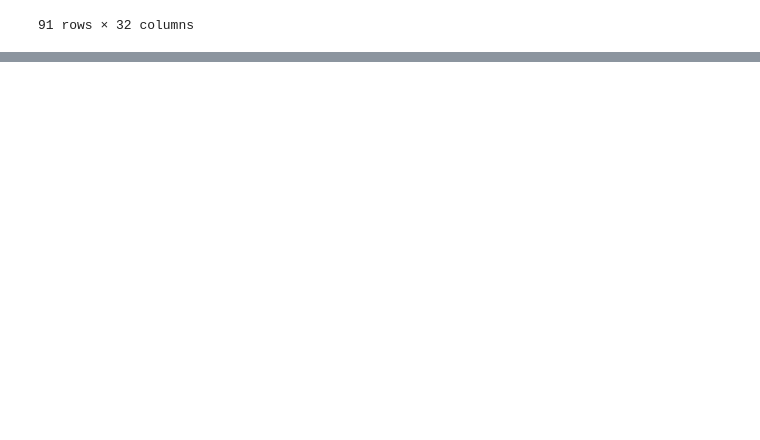
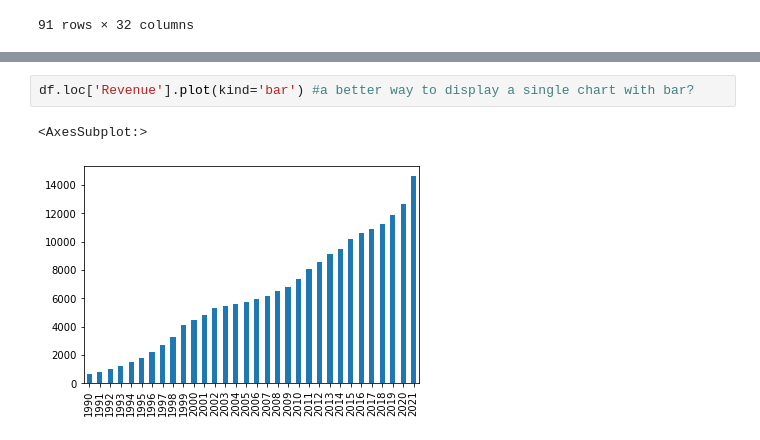
Before and after one commit to Miserry/bigBadFinance, a Jupyter notebook: Updated financials.ipynb, the cells around one changed output, grey strips where cells are left out. Cells and saved outputs as stored; diff of their text form; blank space fills up the shorter version.

```diff
--- a/Updated financials.ipynb
+++ b/Updated financials.ipynb
@@ -29,0 +36,5 @@ df
+# %%
+df.loc['Revenue'].plot(kind='bar') #a better way to display a single chart with bar?
+# %% [output]
+<AxesSubplot:>
+[figure, added]
```
Also changed, not shown: parts of 3 cells of this notebook.
